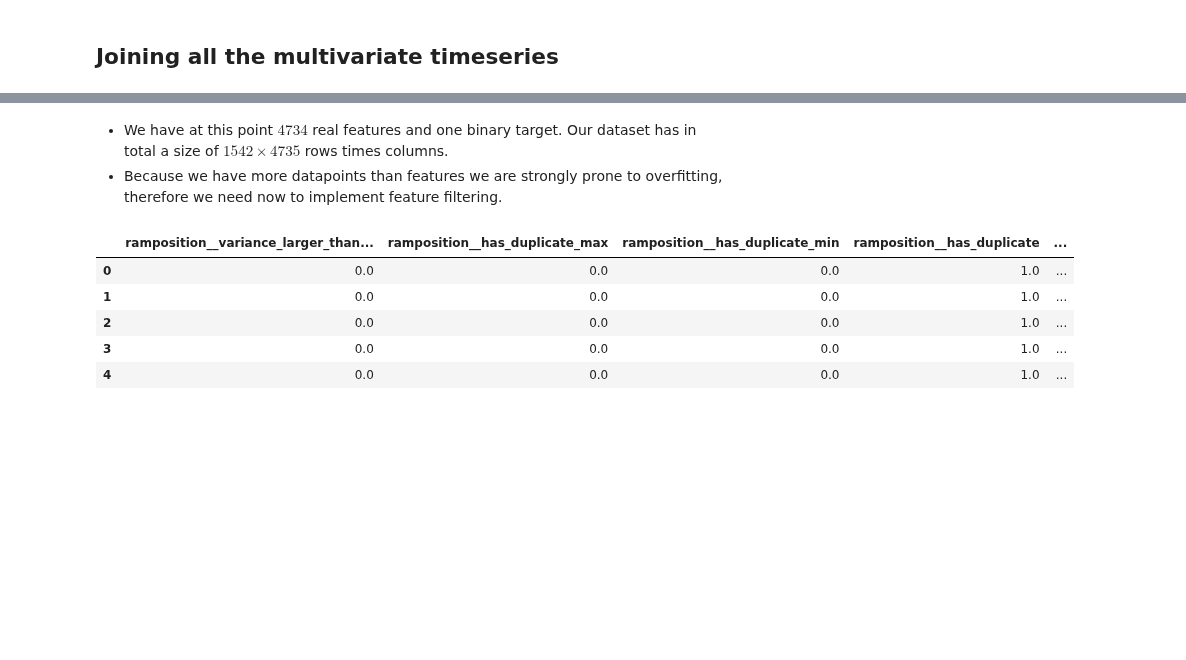
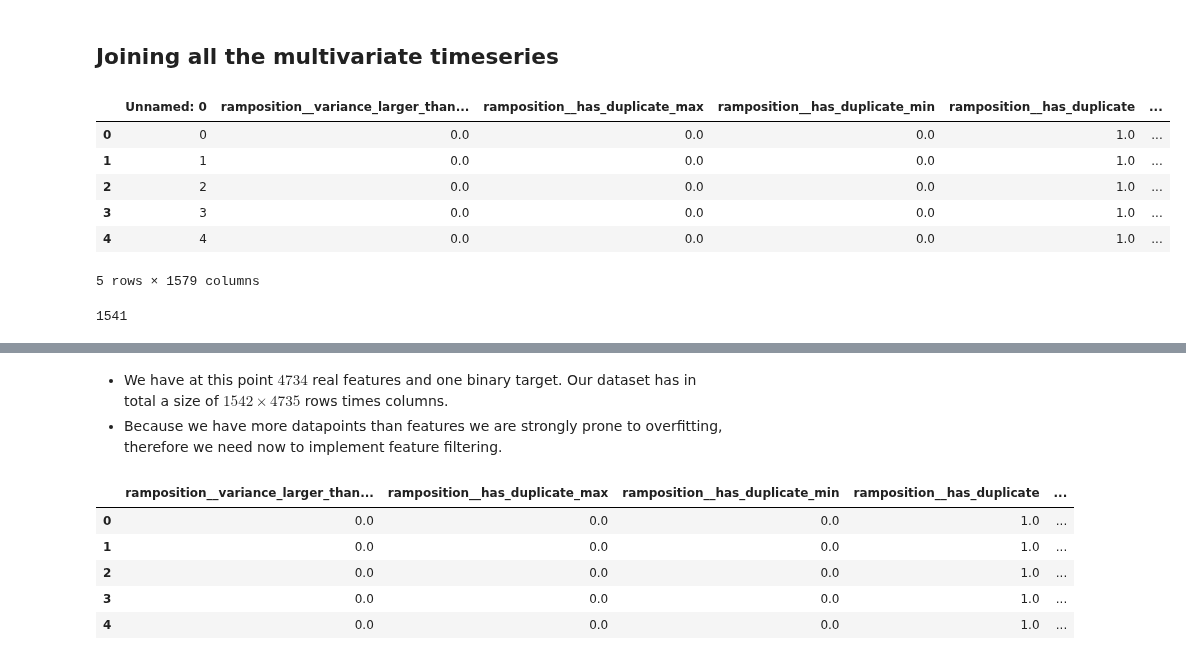
Before and after one commit to Alfredo-Vargas/ai4im, a Jupyter notebook: data/simulated/ai4im-tsfresh.ipynb, the cells around one changed output, grey strips where cells are left out. Saved outputs shown, nothing was run; the diff lists cells and outputs as text; code cells hidden in the pictures; blank space fills up the shorter version.

```diff
--- a/data/simulated/ai4im-tsfresh.ipynb
+++ b/data/simulated/ai4im-tsfresh.ipynb
@@ -245,4 +208,18 @@ sensor_pressure_fe_df.head()
 # %% [markdown]
 ## Joining all the multivariate timeseries
+# %%
+ram_fe_df.head()
+# %% [output]
+|  | Unnamed: 0 | ramposition__variance_larger_than... | ramposition__has_duplicate_max | ramposition__has_duplicate_min | ramposition__has_duplicate | ... |
+| 0 | 0 | 0.0 | 0.0 | 0.0 | 1.0 | ... |
+| 1 | 1 | 0.0 | 0.0 | 0.0 | 1.0 | ... |
+| 2 | 2 | 0.0 | 0.0 | 0.0 | 1.0 | ... |
+| 3 | 3 | 0.0 | 0.0 | 0.0 | 1.0 | ... |
+| 4 | 4 | 0.0 | 0.0 | 0.0 | 1.0 | ... |
+5 rows × 1579 columns
+# %%
+ram_fe_df.index[-1]
+# %% [output]
+1541
 # %%
 bin_fe_df = pd.DataFrame()
```
Also changed, not shown: parts of 14 cells of this notebook.
